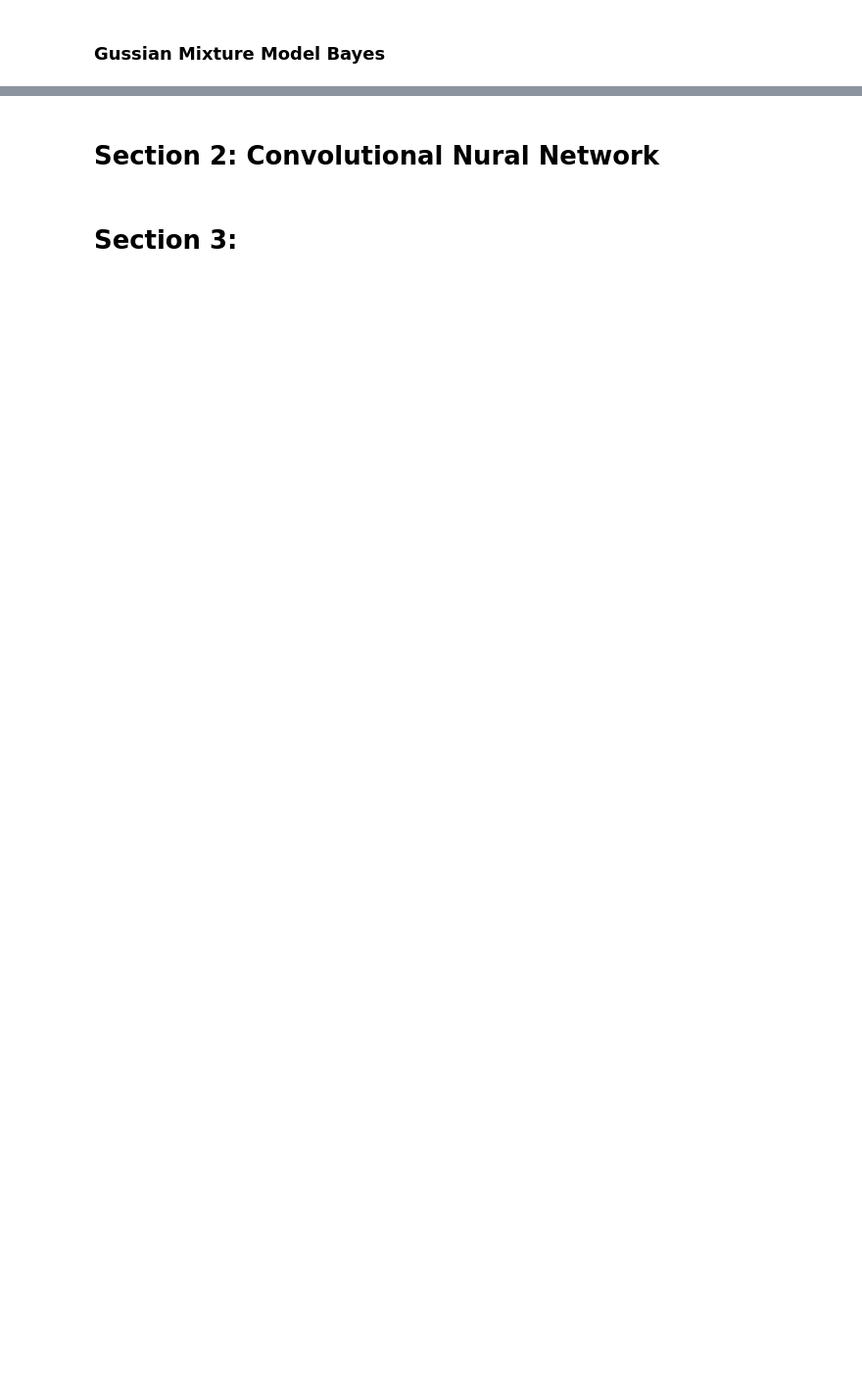
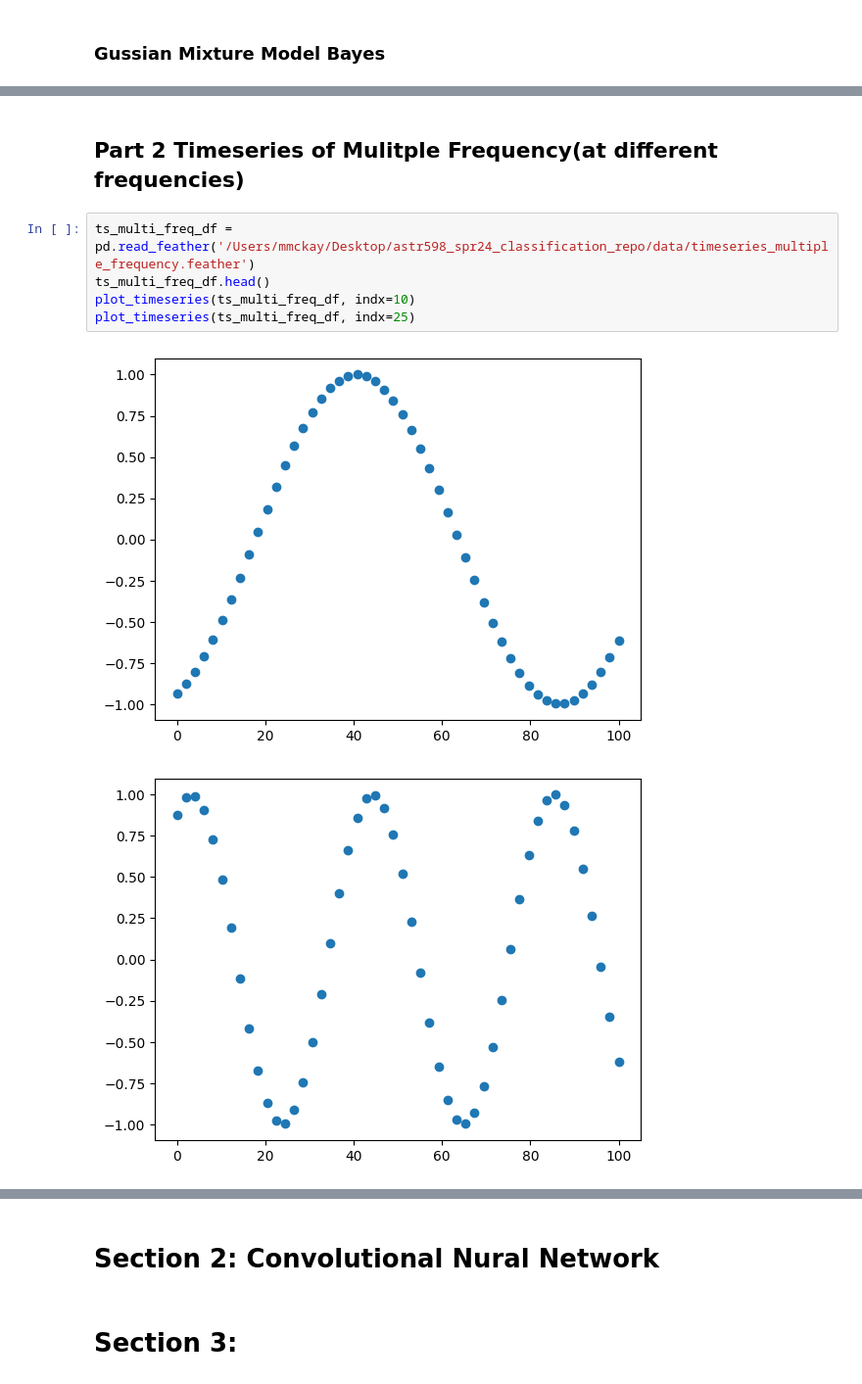
Before and after one commit to mmckay18/astr598_spr24_classification_repo, a Jupyter notebook: NOTEBOOKS/classification_models.ipynb, the cells around one changed output, grey strips where cells are left out. Shown at 98% size. Saved outputs shown, nothing was run; the diff lists cells and outputs as text; blank space fills up the shorter version.

```diff
--- a/NOTEBOOKS/classification_models.ipynb
+++ b/NOTEBOOKS/classification_models.ipynb
@@ -250,0 +216,10 @@ ValueError: continuous is not supported
+# %% [markdown]
+## Part 2 Timeseries of Mulitple Frequency(at different frequencies)
+# %%
+ts_multi_freq_df = pd.read_feather('/Users/mmckay/Desktop/astr598_spr24_classification_repo/data/timeseries_multiple_frequency.feather')
+ts_multi_freq_df.head()
+plot_timeseries(ts_multi_freq_df, indx=10)
+plot_timeseries(ts_multi_freq_df, indx=25)
+# %% [output]
+[figure, added]
+[figure, added]
```
Also changed, not shown: parts of 69 cells of this notebook, 1 other file.
